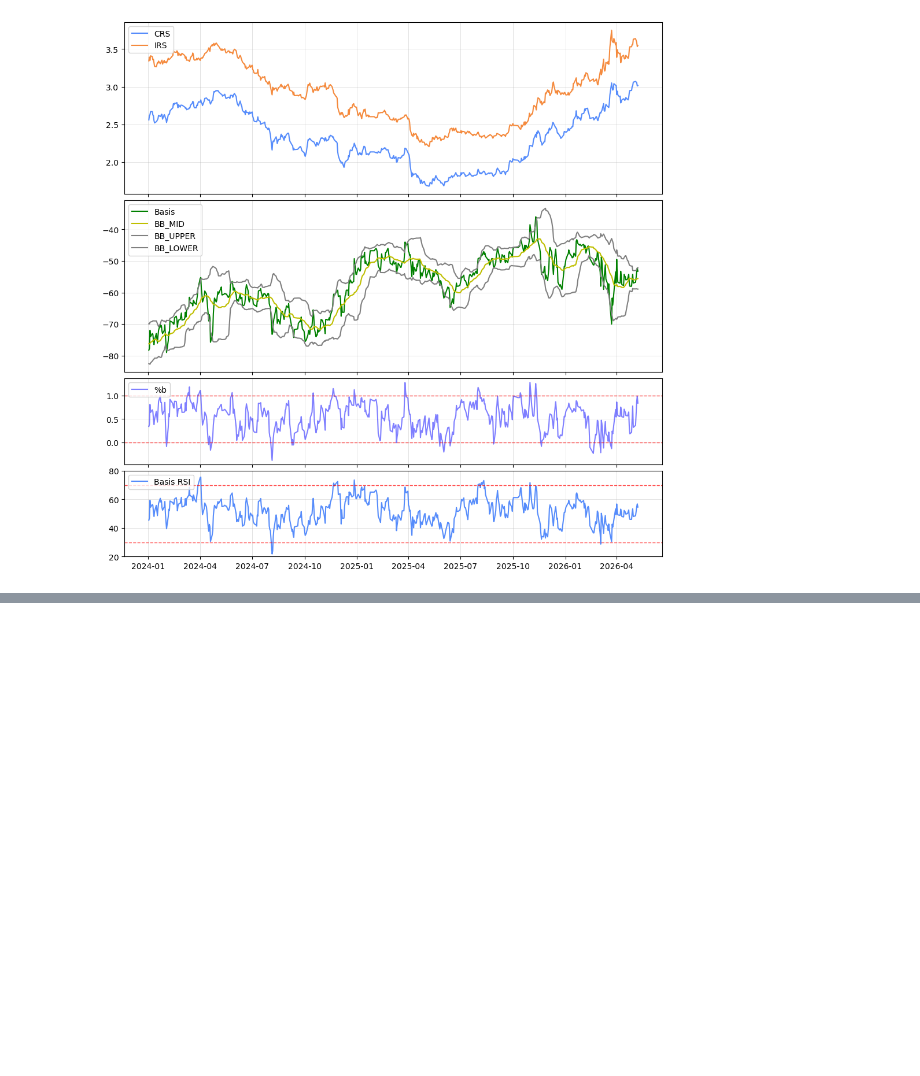
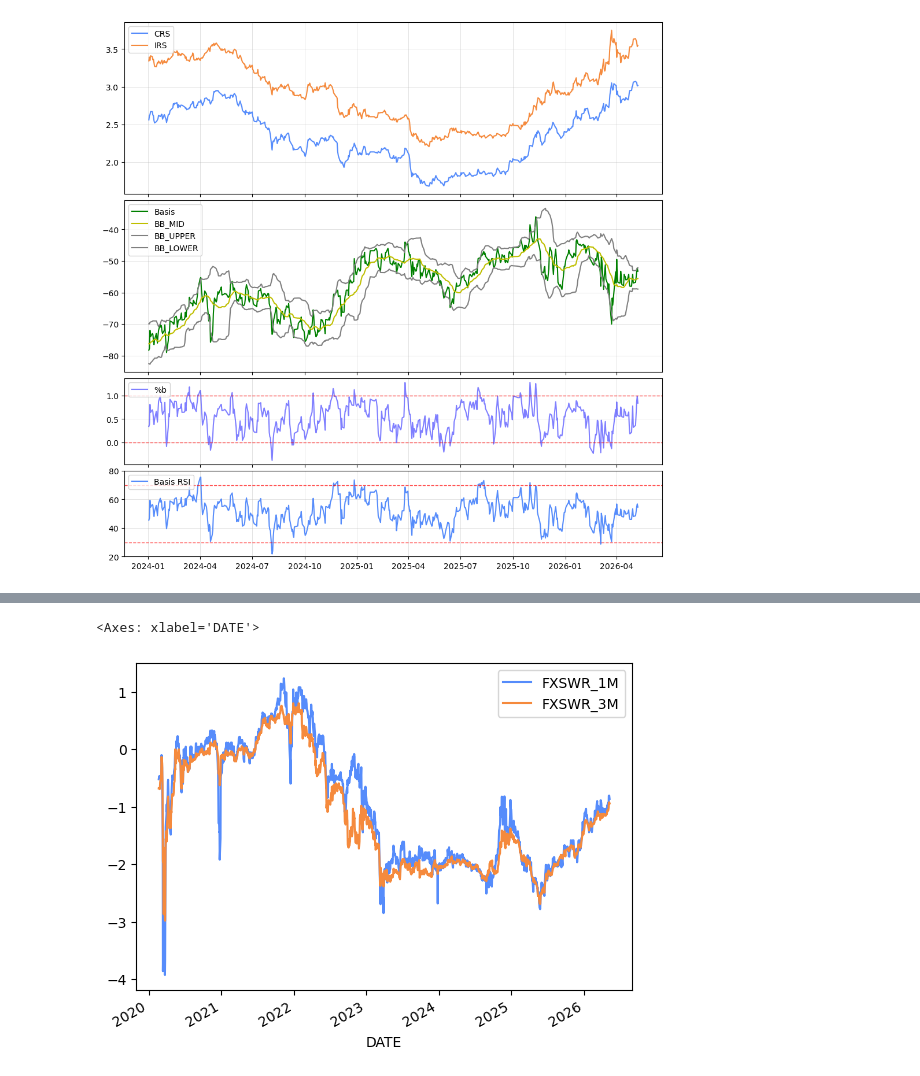
Before and after one commit to dkunyoon/dashboard, a Jupyter notebook: basis_analysis.ipynb, the cells around one changed output, grey strips where cells are left out. Cells and saved outputs as stored; diff of their text form; code cells hidden in the pictures; blank space fills up the shorter version.

```diff
--- a/basis_analysis.ipynb
+++ b/basis_analysis.ipynb
@@ -135,0 +187,5 @@ Name: BASIS, Length: 727, dtype: float64
+# %%
+df_fxswap[["FXSWR_1M", "FXSWR_3M"]].plot()
+# %% [output]
+<Axes: xlabel='DATE'>
+[figure, added]
```
Also changed, not shown: parts of 21 cells of this notebook, 2 other files.
